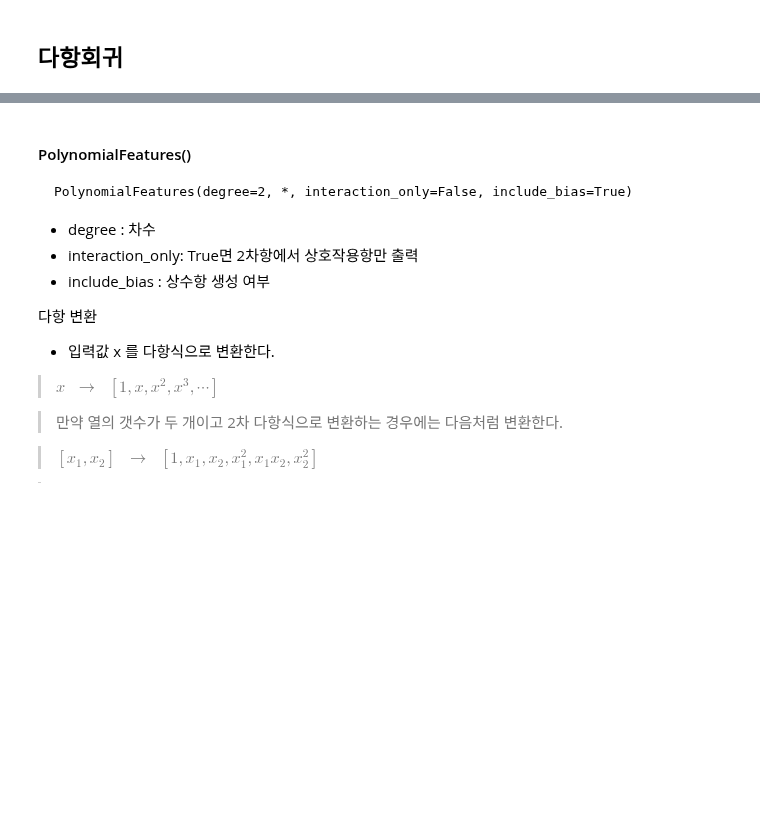
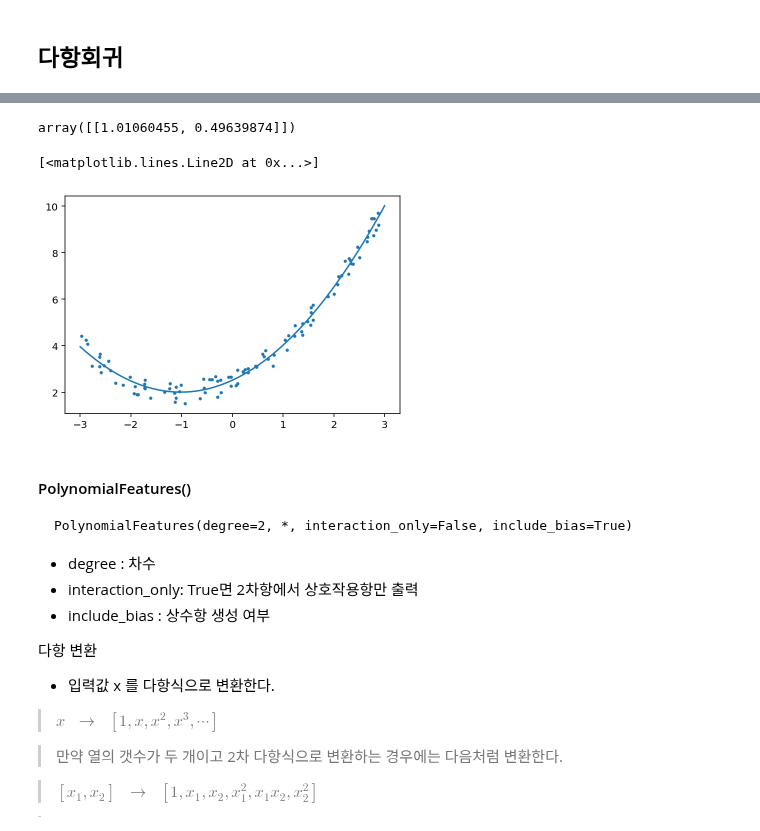
Before and after one commit to hwayoung306/AI, a Jupyter notebook: 20220512_ml_11_지도학습_선형모델.ipynb, the cells around one changed output, grey strips where cells are left out. Drawn from its saved outputs; the diff is of its cells as text; code cells hidden in the pictures; blank space fills up the shorter version.

````diff
--- a/20220512_ml_11_지도학습_선형모델.ipynb
+++ b/20220512_ml_11_지도학습_선형모델.ipynb
@@ -788,3 +807,20 @@ from sklearn.pipeline import make_pipeline
+# %%
+model_lr = make_pipeline(PolynomialFeatures(degree=2, include_bias=False),
+                         LinearRegression() )
+
+model_lr.fit(X, y)
+model_lr.steps[1][1].coef_
+# %% [output]
+array([[1.01060455, 0.49639874]])
+# %%
+# 다항회귀 그래프
+plt.scatter(X, y, s=5)
+xx = np.linspace( -3, 3, 100)
+y_pred = model_lr.predict( xx.reshape(-1, 1) )
+plt.plot(xx, y_pred)
+# %% [output]
+[<matplotlib.lines.Line2D at 0x...>]
+[figure, added]
 # %% [markdown]
 #### PolynomialFeatures()
 ```
````
Also changed, not shown: parts of 25 cells of this notebook.
